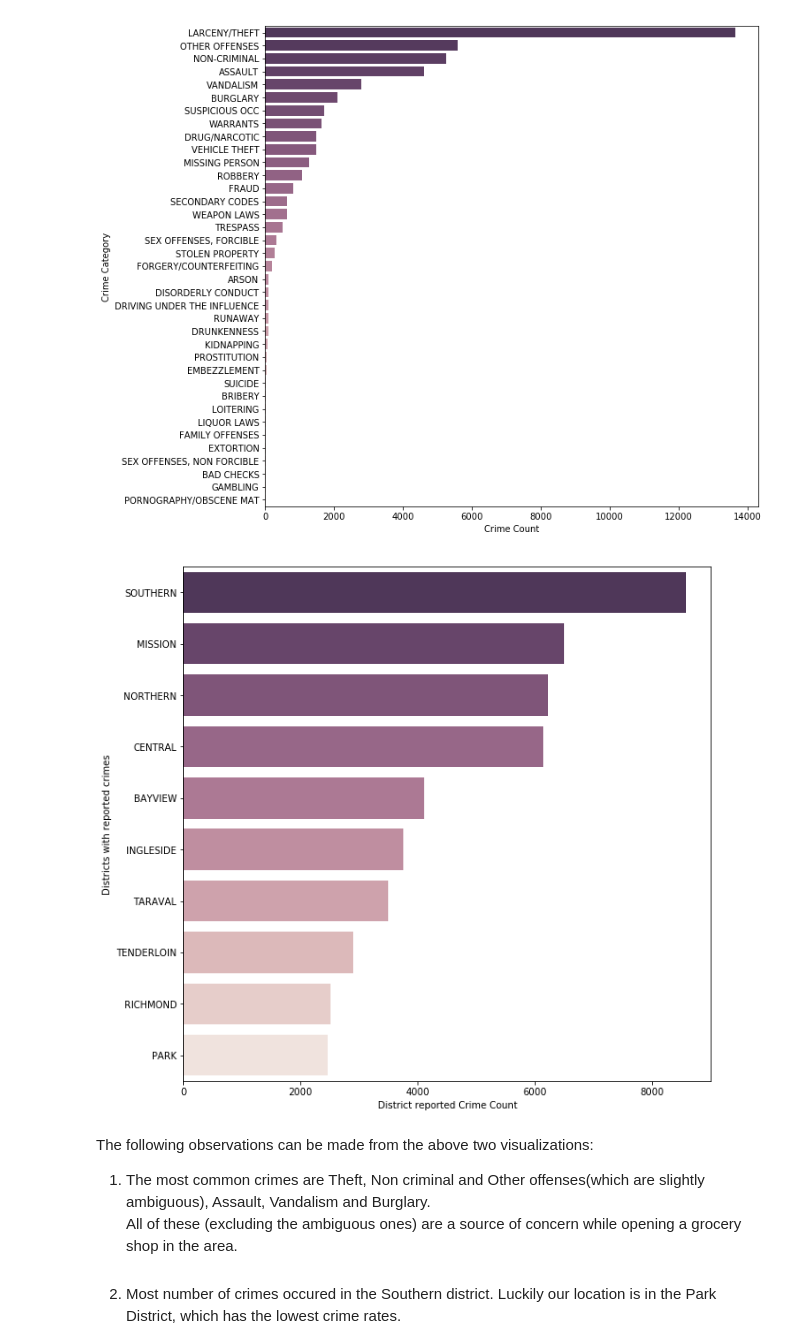
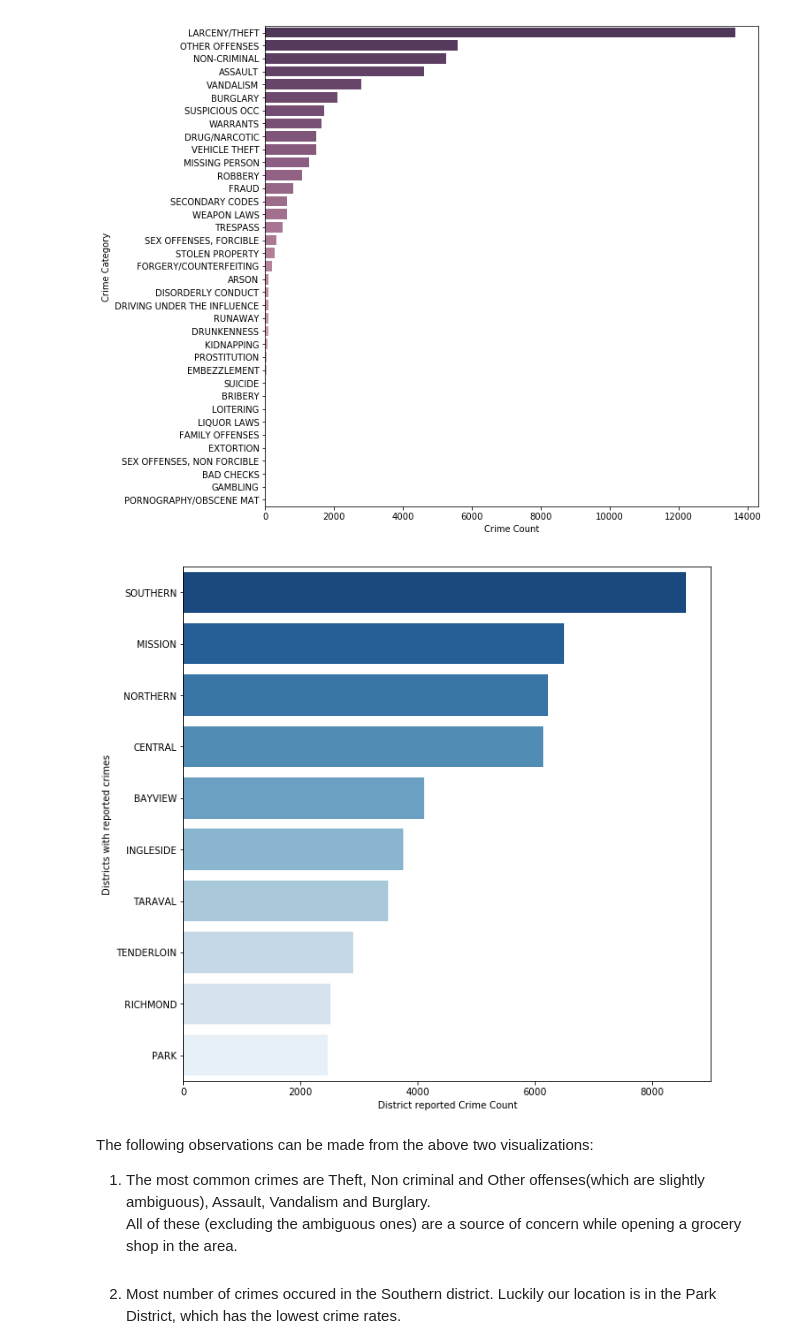
Before and after one commit to cmattey/VisaCaseStudy, a Jupyter notebook: VisaCaseStudy1.ipynb, the cells around one changed output. Saved outputs shown, nothing was run; the diff lists cells and outputs as text; code cells hidden in the pictures.

```diff
--- a/VisaCaseStudy1.ipynb
+++ b/VisaCaseStudy1.ipynb
@@ -133,11 +144,11 @@ make_bar_plot(category_counts,
 [figure]
 # %%
 make_bar_plot(district_counts,district_counts.index,
-             sns.cubehelix_palette(len(district_counts),dark=0.25, light=0.9,reverse=True),
+             'Blues_r',
              'District reported Crime Count',
              'Districts with reported crimes')
 # %% [output]
-[figure, old version]
+[figure, new version]
 # %% [markdown]
 The following observations can be made from the above two visualizations:<br>
 1. The most common crimes are Theft, Non criminal and Other offenses(which are slightly ambiguous), Assault, Vandalism and Burglary. <br> All of these (excluding the ambiguous ones) are a source of concern while opening a grocery shop in the area.<br><br>
```
Also changed, not shown: parts of 69 cells of this notebook.
